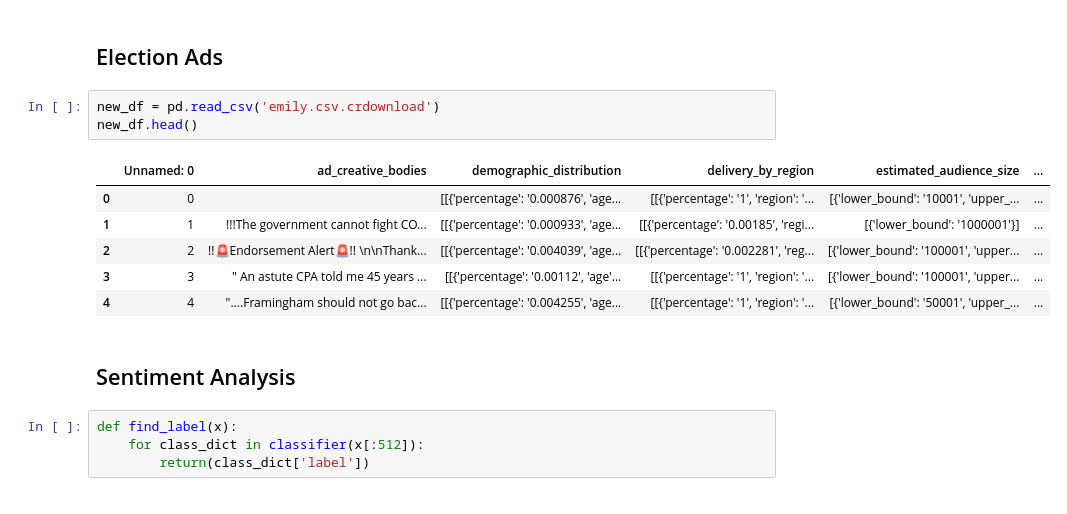
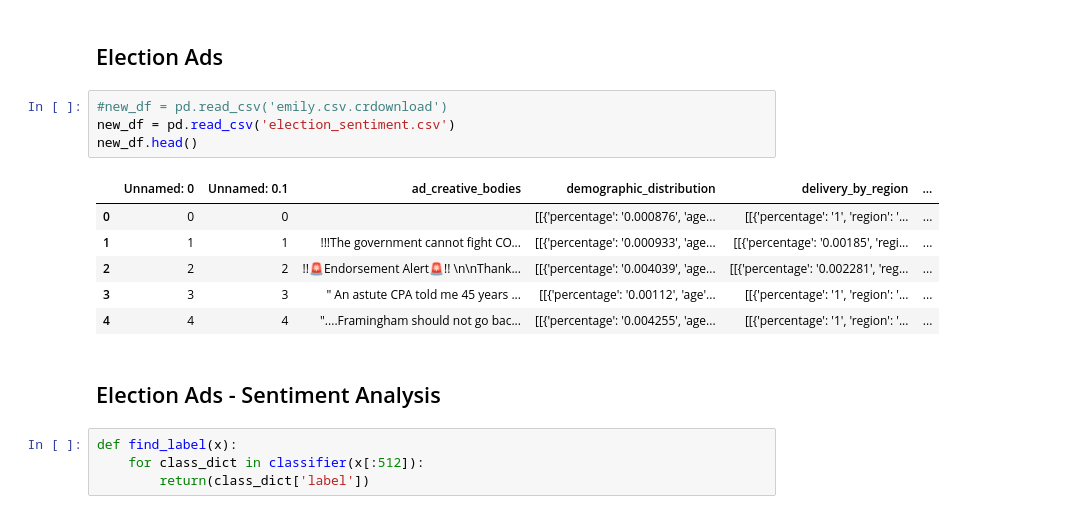
Before and after one commit to rpillai7/Facebook-Ads-Project, a Jupyter notebook: New_FB_Ads_Virtual.ipynb, the cells around one changed output. Drawn from its saved outputs; the diff is of its cells as text.

```diff
--- a/New_FB_Ads_Virtual.ipynb
+++ b/New_FB_Ads_Virtual.ipynb
@@ -16,17 +16,18 @@ import re
 # %% [markdown]
 ## Election Ads
 # %%
-new_df = pd.read_csv('emily.csv.crdownload')
+#new_df = pd.read_csv('emily.csv.crdownload')
+new_df = pd.read_csv('election_sentiment.csv')
 new_df.head()
 # %% [output]
-|  | Unnamed: 0 | ad_creative_bodies | demographic_distribution | delivery_by_region | estimated_audience_size | ... |
-| 0 | 0 |  | [[{'percentage': '0.000876', 'age... | [[{'percentage': '1', 'region': '... | [{'lower_bound': '10001', 'upper_... | ... |
-| 1 | 1 | !!!The government cannot fight CO... | [[{'percentage': '0.000933', 'age... | [[{'percentage': '0.00185', 'regi... | [{'lower_bound': '1000001'}] | ... |
-| 2 | 2 | !!🚨Endorsement Alert🚨!! \n\nThank... | [[{'percentage': '0.004039', 'age... | [[{'percentage': '0.002281', 'reg... | [{'lower_bound': '100001', 'upper... | ... |
-| 3 | 3 | " An astute CPA told me 45 years ... | [[{'percentage': '0.00112', 'age'... | [[{'percentage': '1', 'region': '... | [{'lower_bound': '100001', 'upper... | ... |
-| 4 | 4 | "....Framingham should not go bac... | [[{'percentage': '0.004255', 'age... | [[{'percentage': '1', 'region': '... | [{'lower_bound': '50001', 'upper_... | ... |
+|  | Unnamed: 0 | Unnamed: 0.1 | ad_creative_bodies | demographic_distribution | delivery_by_region | ... |
+| 0 | 0 | 0 |  | [[{'percentage': '0.000876', 'age... | [[{'percentage': '1', 'region': '... | ... |
+| 1 | 1 | 1 | !!!The government cannot fight CO... | [[{'percentage': '0.000933', 'age... | [[{'percentage': '0.00185', 'regi... | ... |
+| 2 | 2 | 2 | !!🚨Endorsement Alert🚨!! \n\nThank... | [[{'percentage': '0.004039', 'age... | [[{'percentage': '0.002281', 'reg... | ... |
+| 3 | 3 | 3 | " An astute CPA told me 45 years ... | [[{'percentage': '0.00112', 'age'... | [[{'percentage': '1', 'region': '... | ... |
+| 4 | 4 | 4 | "....Framingham should not go bac... | [[{'percentage': '0.004255', 'age... | [[{'percentage': '1', 'region': '... | ... |
 # %% [markdown]
-## Sentiment Analysis
+## Election Ads - Sentiment Analysis
 # %%
 def find_label(x):
     for class_dict in classifier(x[:512]):
```
Also changed, not shown: parts of 23 cells of this notebook.
